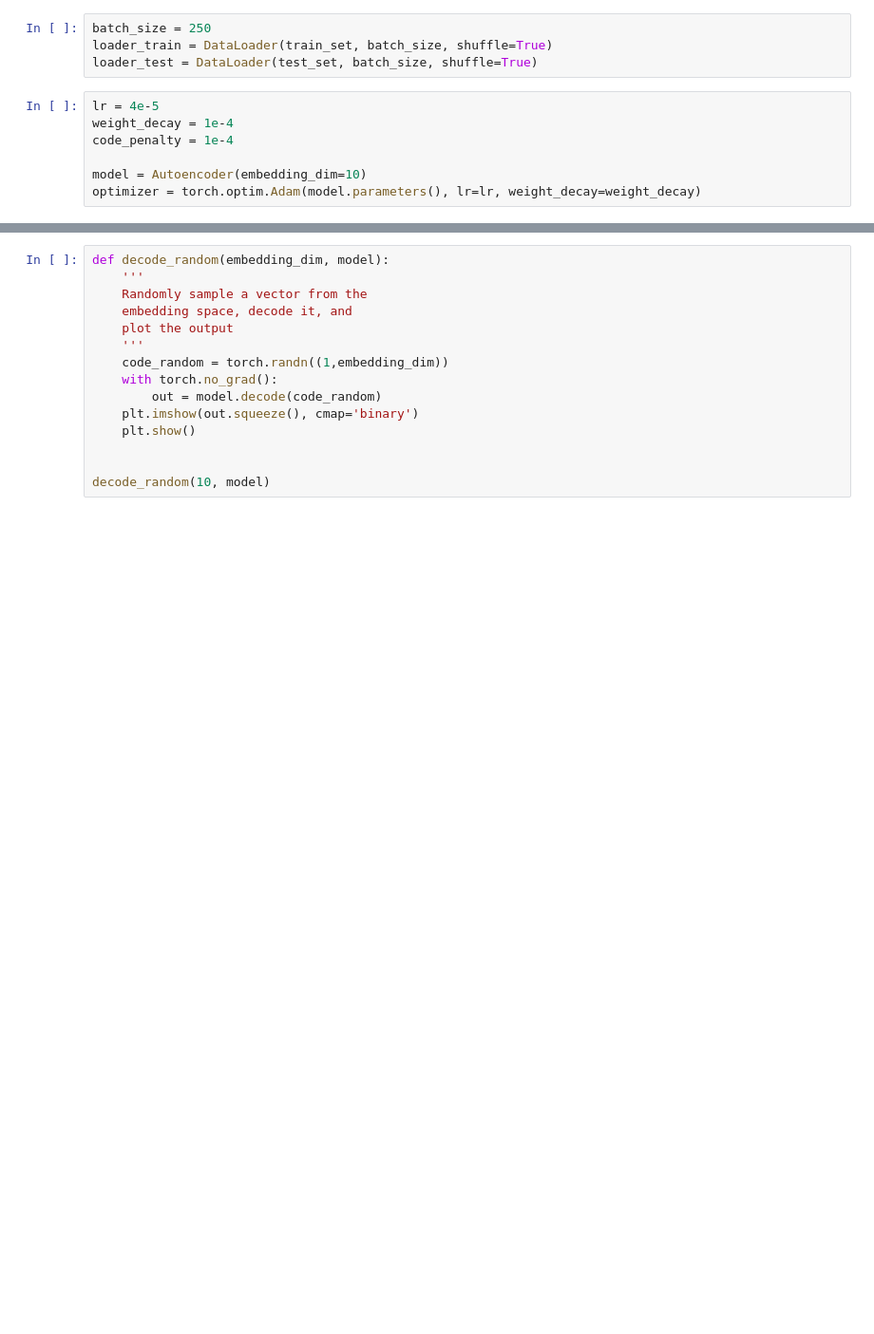
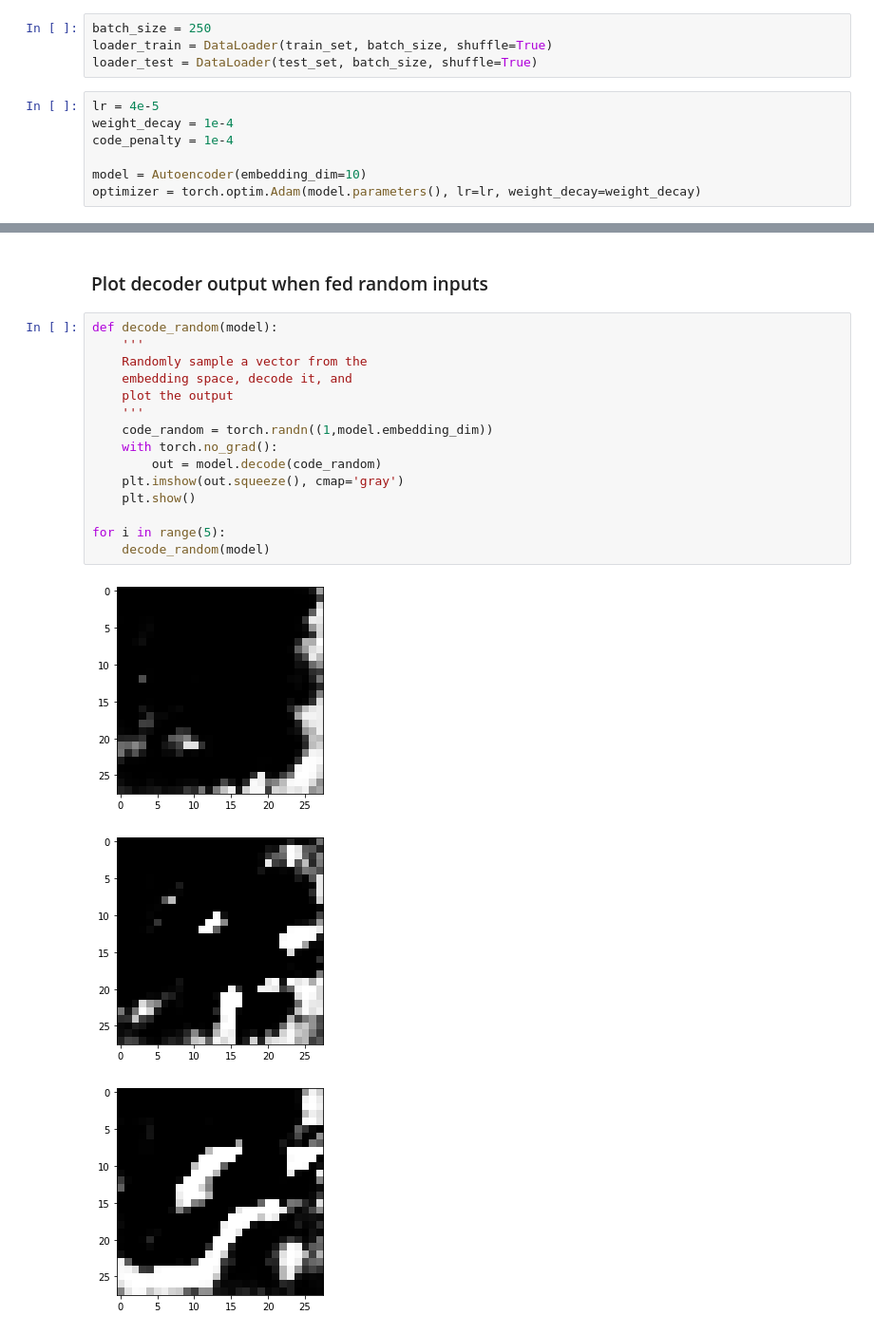
Before and after one commit to justinpyron/deep_learning, a Jupyter notebook: autoencoder_cnn.ipynb, the cells around one changed output, grey strips where cells are left out. Shown at 95% size. Drawn from its saved outputs; the diff is of its cells as text; blank space fills up the shorter version.

```diff
--- a/autoencoder_cnn.ipynb
+++ b/autoencoder_cnn.ipynb
@@ -182,15 +190,21 @@ plt.show()
+# %% [markdown]
+### Plot decoder output when fed random inputs
 # %%
-def decode_random(embedding_dim, model):
+def decode_random(model):
     '''
     Randomly sample a vector from the
     embedding space, decode it, and
     plot the output
     '''
-    code_random = torch.randn((1,embedding_dim))
+    code_random = torch.randn((1,model.embedding_dim))
     with torch.no_grad():
         out = model.decode(code_random)
-    plt.imshow(out.squeeze(), cmap='binary')
+    plt.imshow(out.squeeze(), cmap='gray')
     plt.show()
 
-
-decode_random(10, model)
+for i in range(5):
+    decode_random(model)
+# %% [output]
+[figure, added]
+[figure, added]
+[figure, added]
```
Also changed, not shown: parts of 11 cells of this notebook.
